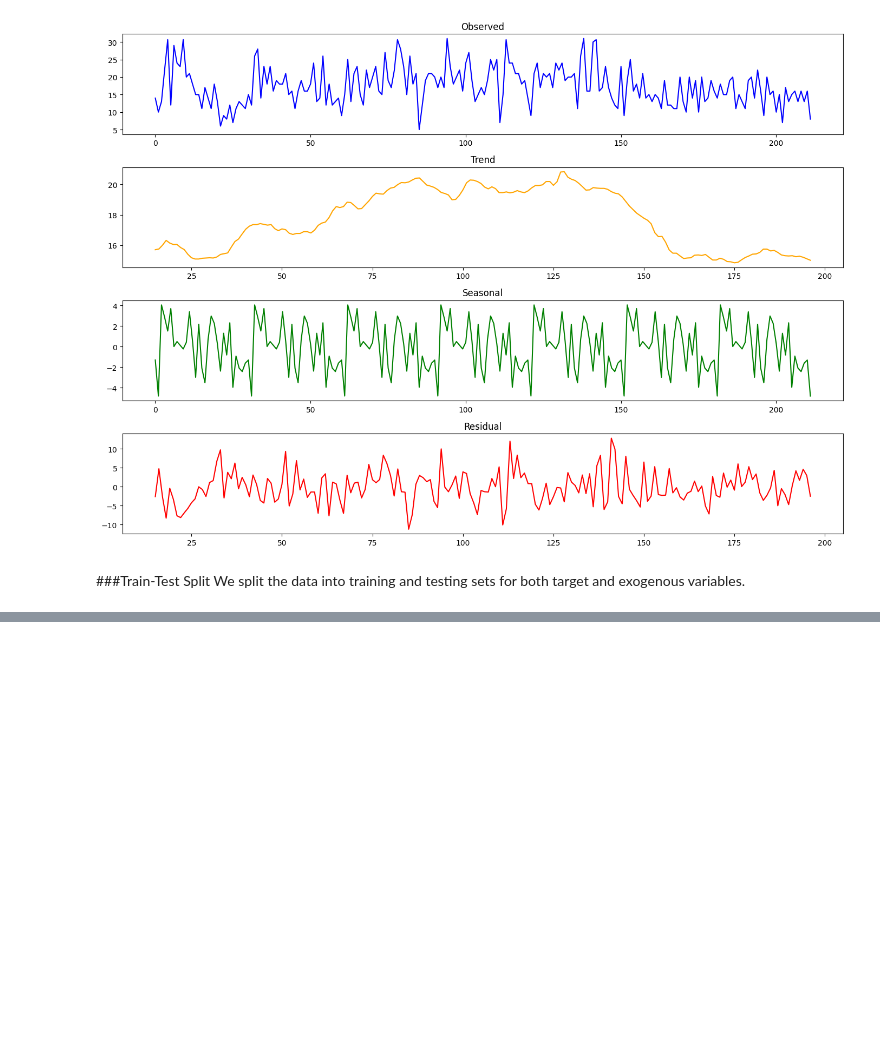
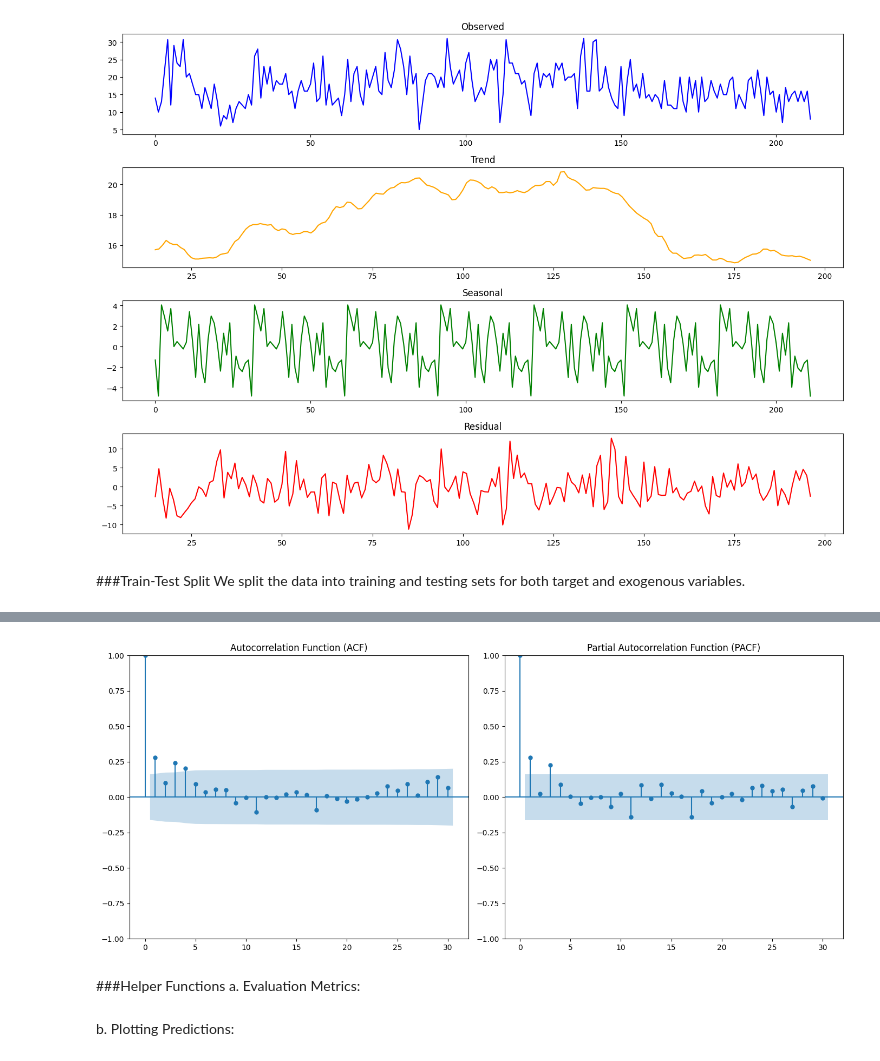
Before and after one commit to Saket22-CS/Saket-Infosys-Nov24, a Jupyter notebook: FutureCart_Infosys.ipynb, the cells around one changed output, grey strips where cells are left out. Drawn from its saved outputs; the diff is of its cells as text; code cells hidden in the pictures; blank space fills up the shorter version.

```diff
--- a/FutureCart_Infosys.ipynb
+++ b/FutureCart_Infosys.ipynb
@@ -1147,0 +1157,23 @@ test_exog = masterdata[exogenous_vars][train_size:]
+# %%
+from statsmodels.graphics.tsaplots import plot_acf, plot_pacf
+
+# Plot ACF and PACF
+plt.figure(figsize=(14, 6))
+
+# ACF (to identify q)
+plt.subplot(121)
+plot_acf(train, lags=30, ax=plt.gca())
+plt.title("Autocorrelation Function (ACF)")
+
+# PACF (to identify p)
+plt.subplot(122)
+plot_pacf(train, lags=30, ax=plt.gca())
+plt.title("Partial Autocorrelation Function (PACF)")
+
+plt.tight_layout()
+plt.show()
+# %% [output]
+[figure, added]
+# %% [markdown]
+###Helper Functions
+a. Evaluation Metrics:
@@ -1147,0 +1196,2 @@ test_exog = masterdata[exogenous_vars][train_size:]
+# %% [markdown]
+b. Plotting Predictions:
```
Also changed, not shown: parts of 54 cells of this notebook.
